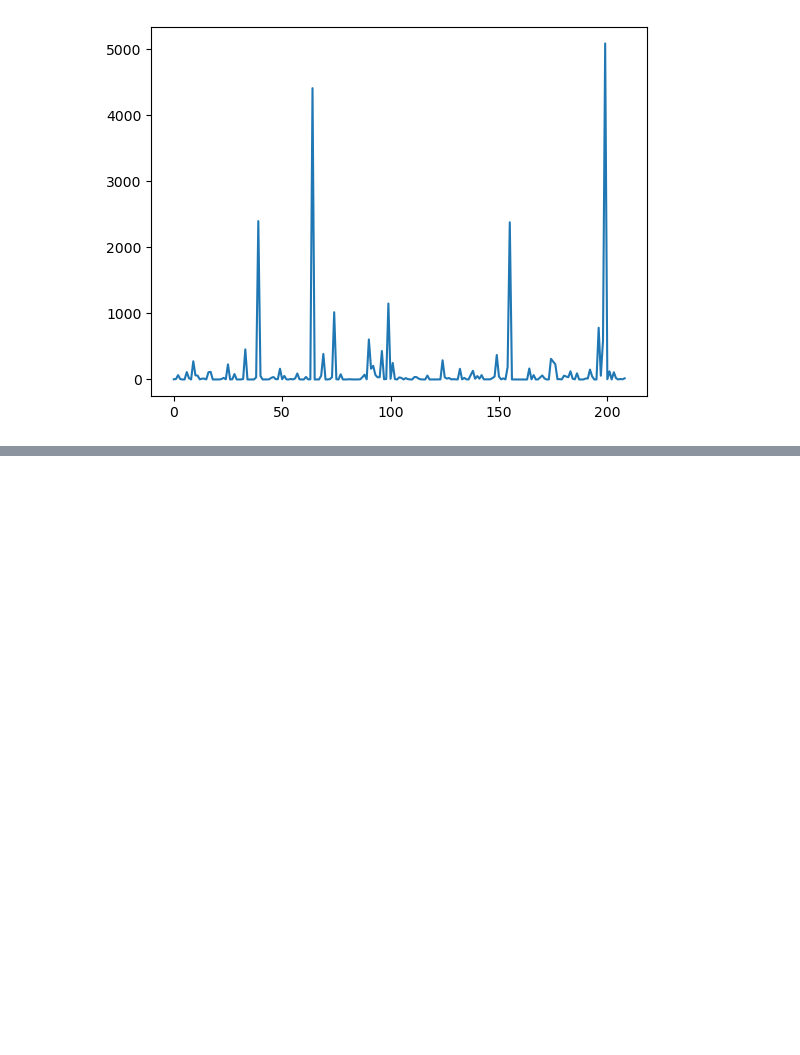
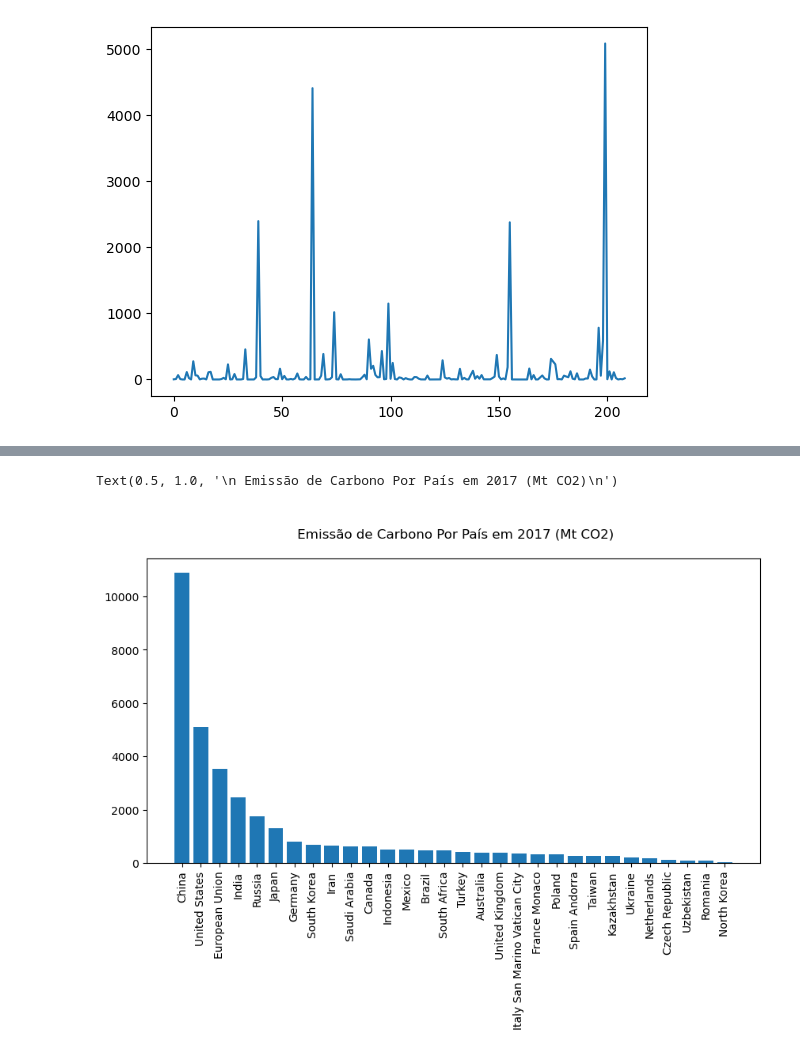
Before and after one commit to henriquecarvalho-maker/Emiss-o-de-Carbono-por-Pais, a Jupyter notebook: analise_carbono_pais.ipynb, the cells around one changed output, grey strips where cells are left out. Saved outputs shown, nothing was run; the diff lists cells and outputs as text; code cells hidden in the pictures; blank space fills up the shorter version.

```diff
--- a/analise_carbono_pais.ipynb
+++ b/analise_carbono_pais.ipynb
@@ -109,0 +113,9 @@ plt.xticks(rotation=90)
+# %%
+emissao_com_mais_de_cemvinte_k_2 = emissao_com_mais_de_cemvinte_k.sort_values('2017', ascending=False)
+# %%
+plt.bar(emissao_com_mais_de_cemvinte_k_2['Country'], emissao_com_mais_de_cemvinte_k_2['2017'])
+plt.xticks(rotation=90)
+plt.title('\n Emissão de Carbono Por País em 2017 (Mt CO2)\n', fontsize=12)
+# %% [output]
+Text(0.5, 1.0, '\n Emissão de Carbono Por País em 2017 (Mt CO2)\n')
+[figure, added]
```
Also changed, not shown: parts of 3 cells of this notebook.
